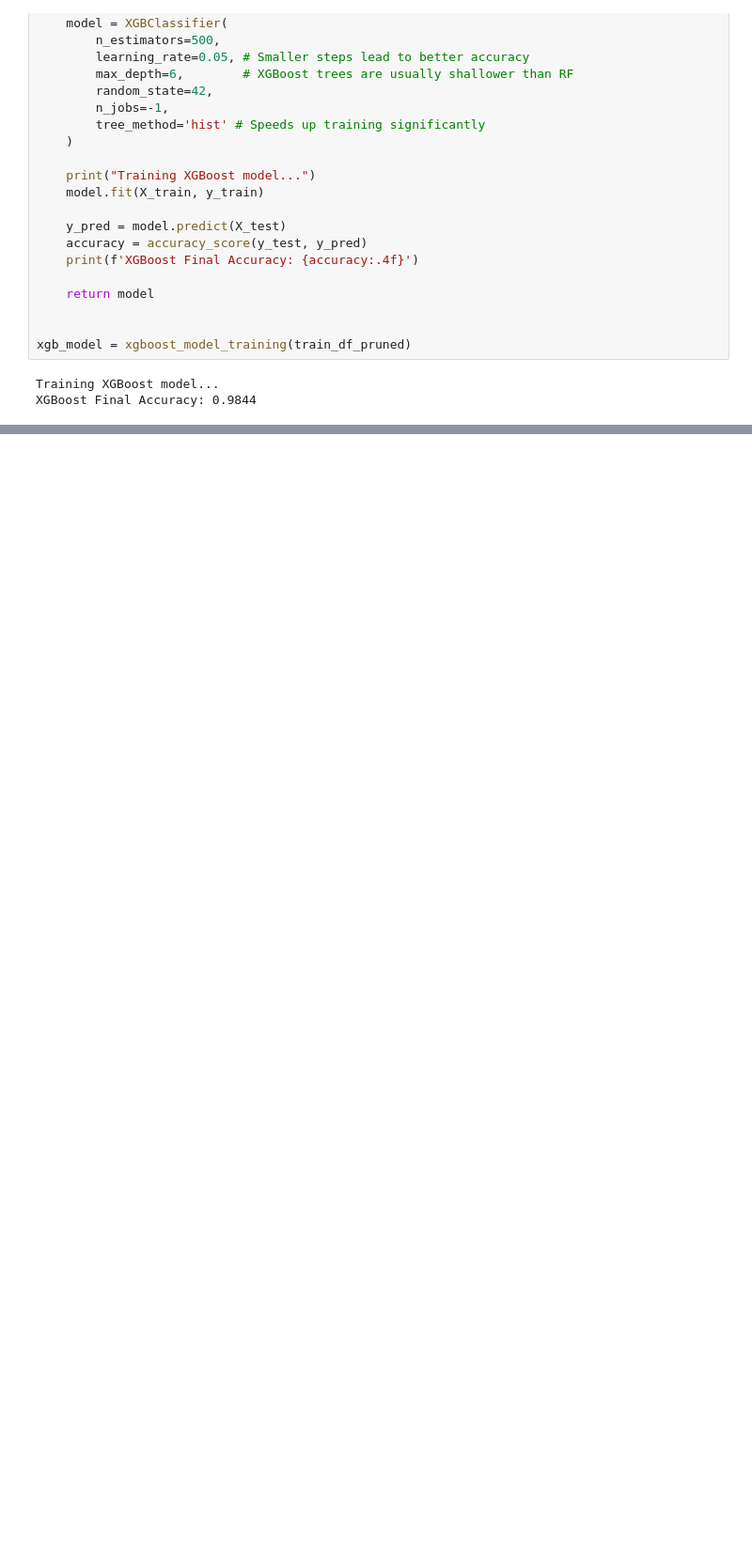
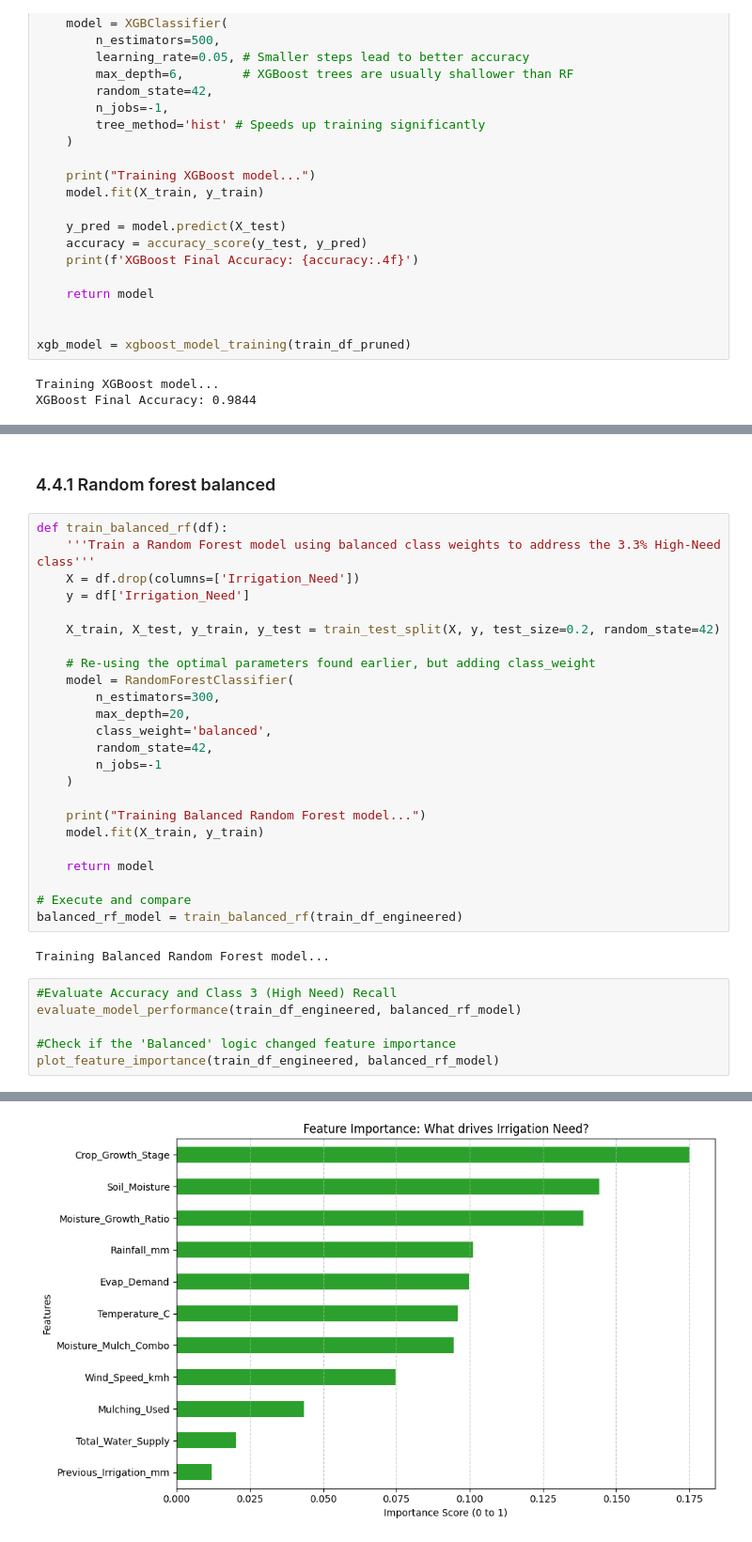
Before and after one commit to David-Langat/Kaggle, a Jupyter notebook: irrigation-need.ipynb, the cells around one changed output, grey strips where cells are left out. Shown at 94% size. Cells and saved outputs as stored; diff of their text form; blank space fills up the shorter version.

```diff
--- a/irrigation-need.ipynb
+++ b/irrigation-need.ipynb
@@ -498,0 +719,35 @@ XGBoost Final Accuracy: 0.9844
+# %% [markdown]
+### 4.4.1 Random forest balanced
+# %%
+def train_balanced_rf(df):
+    '''Train a Random Forest model using balanced class weights to address the 3.3% High-Need class'''
+    X = df.drop(columns=['Irrigation_Need'])
+    y = df['Irrigation_Need']
+
+    X_train, X_test, y_train, y_test = train_test_split(X, y, test_size=0.2, random_state=42)
+
+    # Re-using the optimal parameters found earlier, but adding class_weight
+    model = RandomForestClassifier(
+        n_estimators=300,
+        max_depth=20,
+        class_weight='balanced',
+        random_state=42,
+        n_jobs=-1
+    )
+
+    print("Training Balanced Random Forest model...")
+    model.fit(X_train, y_train)
+
+    return model
+
+# Execute and compare
+balanced_rf_model = train_balanced_rf(train_df_engineered)
+# %% [output]
+Training Balanced Random Forest model...
+# %%
+#Evaluate Accuracy and Class 3 (High Need) Recall
+evaluate_model_performance(train_df_engineered, balanced_rf_model)
+
+#Check if the 'Balanced' logic changed feature importance
+plot_feature_importance(train_df_engineered, balanced_rf_model)
+# %% [output]
@@ -498,0 +772 @@ XGBoost Final Accuracy: 0.9844
+[figure, added]
```
Also changed, not shown: parts of 32 cells of this notebook.
